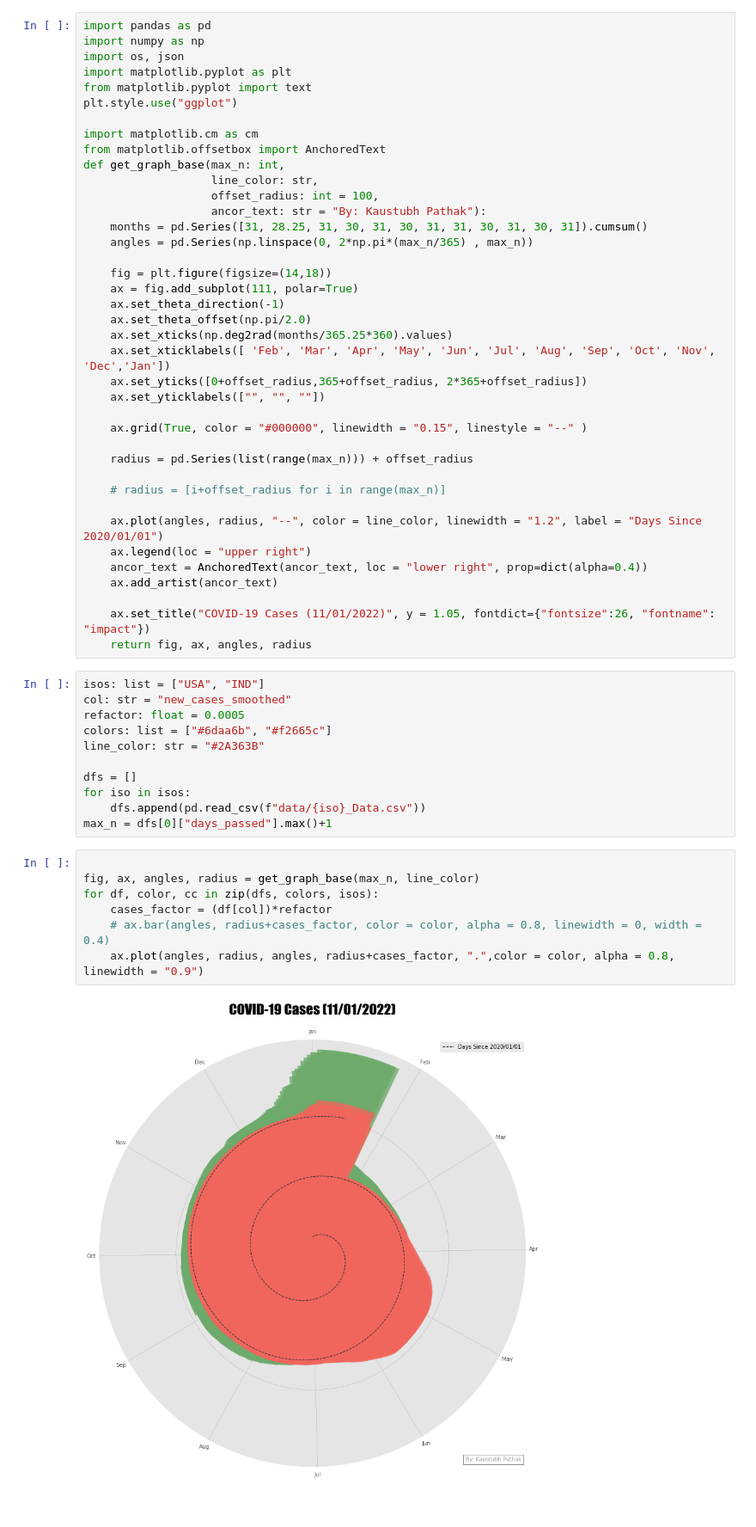
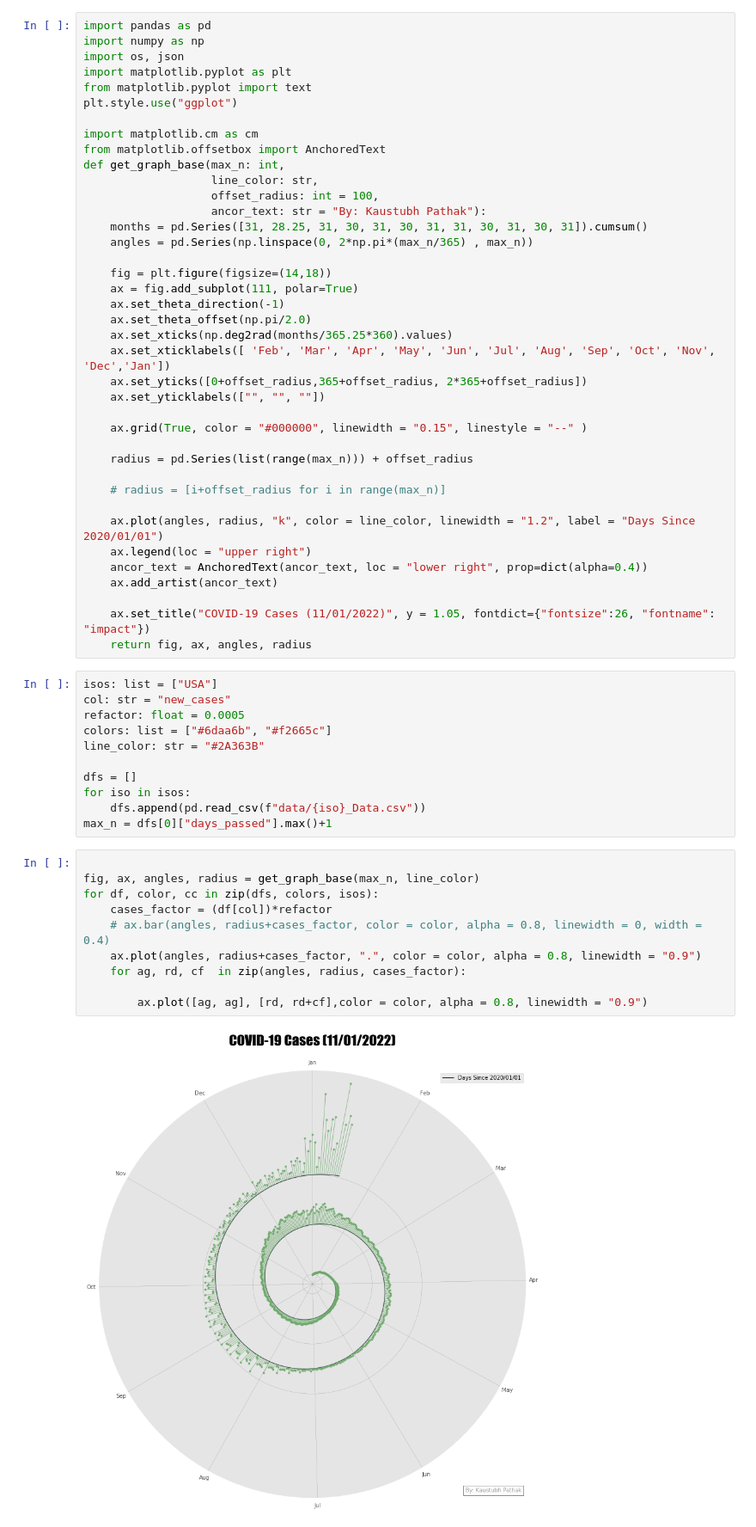
Before and after one commit to kaus98/spiral-graph-covid-nyc, a Jupyter notebook: spiral_prac_2.ipynb, the cells around one changed output. Shown at 86% size. Cells and saved outputs as stored; diff of their text form.

```diff
--- a/spiral_prac_2.ipynb
+++ b/spiral_prac_2.ipynb
@@ -52,7 +30,7 @@ def get_graph_base(max_n: int,
 
     # radius = [i+offset_radius for i in range(max_n)]
 
-    ax.plot(angles, radius, "--", color = line_color, linewidth = "1.2", label = "Days Since 2020/01/01")
+    ax.plot(angles, radius, "k", color = line_color, linewidth = "1.2", label = "Days Since 2020/01/01")
     ax.legend(loc = "upper right")
     ancor_text = AnchoredText(ancor_text, loc = "lower right", prop=dict(alpha=0.4))
     ax.add_artist(ancor_text)
@@ -60,8 +38,8 @@ def get_graph_base(max_n: int,
     ax.set_title("COVID-19 Cases (11/01/2022)", y = 1.05, fontdict={"fontsize":26, "fontname": "impact"})
     return fig, ax, angles, radius
 # %%
-isos: list = ["USA", "IND"]
-col: str = "new_cases_smoothed"
+isos: list = ["USA"]
+col: str = "new_cases"
 refactor: float = 0.0005
 colors: list = ["#6daa6b", "#f2665c"]
 line_color: str = "#2A363B"
@@ -73,9 +51,12 @@ max_n = dfs[0]["days_passed"].max()+1
 # %%
 
 fig, ax, angles, radius = get_graph_base(max_n, line_color)
 for df, color, cc in zip(dfs, colors, isos):
     cases_factor = (df[col])*refactor
     # ax.bar(angles, radius+cases_factor, color = color, alpha = 0.8, linewidth = 0, width = 0.4)
-    ax.plot(angles, radius, angles, radius+cases_factor, ".",color = color, alpha = 0.8, linewidth = "0.9")
+    ax.plot(angles, radius+cases_factor, ".", color = color, alpha = 0.8, linewidth = "0.9")
+    for ag, rd, cf  in zip(angles, radius, cases_factor):
+
+        ax.plot([ag, ag], [rd, rd+cf],color = color, alpha = 0.8, linewidth = "0.9")
 # %% [output]
-[figure, old version]
+[figure, new version]
```
Also changed, not shown: parts of 5 cells of this notebook, 1 other file.
